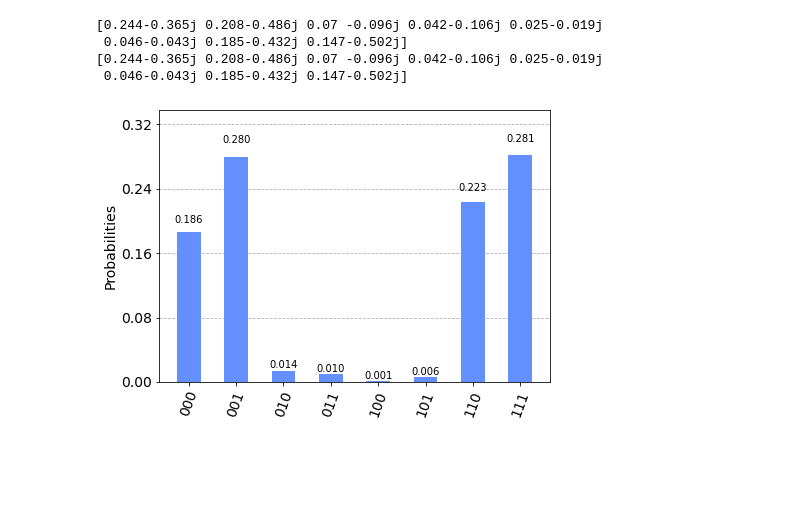
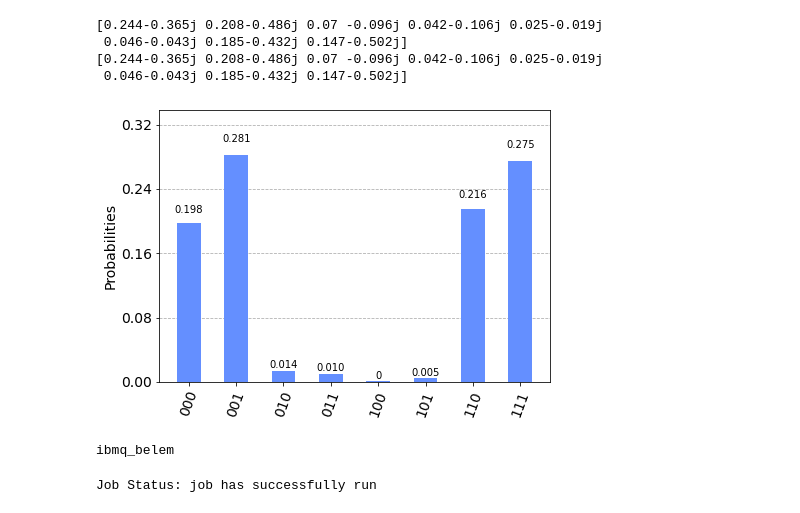
Before and after one commit to tomtuamnuq/compare-qiskit-ocean, a Jupyter notebook: comparison/Qiskit/LinearProgramming/QAOA/Example_Circuit.ipynb, the cells around one changed output. Drawn from its saved outputs; the diff is of its cells as text; code cells hidden in the pictures; blank space fills up the shorter version.

Commit message:
Add Real QAOA Test and coupling Rgraph

```diff
--- a/comparison/Qiskit/LinearProgramming/QAOA/Example_Circuit.ipynb
+++ b/comparison/Qiskit/LinearProgramming/QAOA/Example_Circuit.ipynb
@@ -18,6 +22,7 @@ from utilities.helpers import create_qaoa_meo
 # %%
 IBMQ.load_account()
 provider = IBMQ.get_provider(hub='ibm-q')
+shots = 4096
 # %%
 # select linear program to solve
 qp = QuadraticProgram()
@@ -130,8 +133,20 @@ pretty_print(psi)
 [0.244-0.365j 0.208-0.486j 0.07 -0.096j 0.042-0.106j 0.025-0.019j
  0.046-0.043j 0.185-0.432j 0.147-0.502j]
 # %%
-result_meas = execute(qc_measure, BasicAer.get_backend('qasm_simulator'), shots=4096)
+result_meas = execute(qc_measure, BasicAer.get_backend('qasm_simulator'), shots=shots)
 counts = result_meas.result().get_counts()
 plot_histogram(counts)
 # %% [output]
-[figure, old version]
+[figure, new version]
+# %%
+backend = least_busy(provider.backends(filters=lambda x: x.configuration().n_qubits >= 3
+                                    and not x.configuration().simulator
+                                    and x.status().operational==True))
+print(backend)
+# %% [output]
+ibmq_belem
+# %%
+job = execute(qc_measure, backend, shots=shots, job_name="qaoa_3_real", job_tags=["qaoa", "least busy"])
+job_monitor(job)
+# %% [output]
+Job Status: job has successfully run
```
Also changed, not shown: parts of 3 cells of this notebook, 1 other file.
